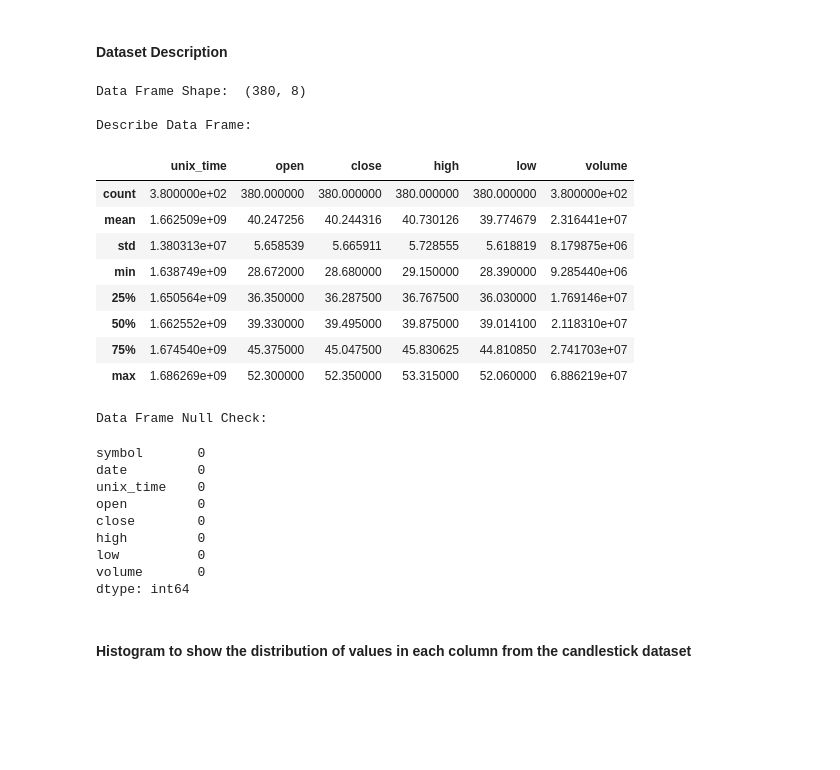
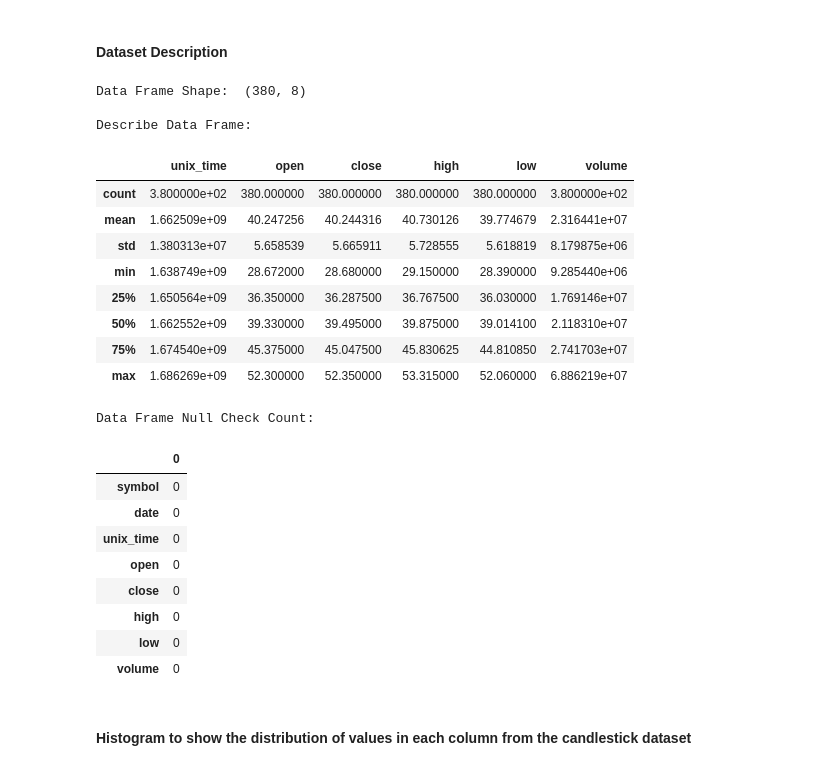
Before and after one commit to geoffpatton/stock-prediction, a Jupyter notebook: project_impl.ipynb, the cells around one changed output. Drawn from its saved outputs; the diff is of its cells as text; code cells hidden in the pictures; blank space fills up the shorter version.

```diff
--- a/project_impl.ipynb
+++ b/project_impl.ipynb
@@ -137,34 +135,34 @@ plt.show()
 # %%
 print("\nData Frame Shape: ", company_stock_data_df.shape)
 
 print("\nDescribe Data Frame:")
 display(company_stock_data_df.describe())
 
-print("\nData Frame Null Check:")
-display(company_stock_data_df.isnull().sum())
+print("\nData Frame Null Check Count:")
+display(pd.DataFrame(company_stock_data_df.isnull().sum()))
 # %% [output]
 Data Frame Shape:  (380, 8)
 
 Describe Data Frame:
 |  | unix_time | open | close | high | low | volume |
 | count | 3.800000e+02 | 380.000000 | 380.000000 | 380.000000 | 380.000000 | 3.800000e+02 |
 | mean | 1.662509e+09 | 40.247256 | 40.244316 | 40.730126 | 39.774679 | 2.316441e+07 |
 | std | 1.380313e+07 | 5.658539 | 5.665911 | 5.728555 | 5.618819 | 8.179875e+06 |
 | min | 1.638749e+09 | 28.672000 | 28.680000 | 29.150000 | 28.390000 | 9.285440e+06 |
 | 25% | 1.650564e+09 | 36.350000 | 36.287500 | 36.767500 | 36.030000 | 1.769146e+07 |
 | 50% | 1.662552e+09 | 39.330000 | 39.495000 | 39.875000 | 39.014100 | 2.118310e+07 |
 | 75% | 1.674540e+09 | 45.375000 | 45.047500 | 45.830625 | 44.810850 | 2.741703e+07 |
 | max | 1.686269e+09 | 52.300000 | 52.350000 | 53.315000 | 52.060000 | 6.886219e+07 |
-Data Frame Null Check:
+Data Frame Null Check Count:
-symbol       0
-date         0
-unix_time    0
-open         0
-close        0
-high         0
-low          0
-volume       0
-dtype: int64
+|  | 0 |
+| symbol | 0 |
+| date | 0 |
+| unix_time | 0 |
+| open | 0 |
+| close | 0 |
+| high | 0 |
+| low | 0 |
+| volume | 0 |
 # %% [markdown]
 #### Histogram to show the distribution of values in each column from the candlestick dataset
 # %%
```
Also changed, not shown: parts of 4 cells of this notebook.
